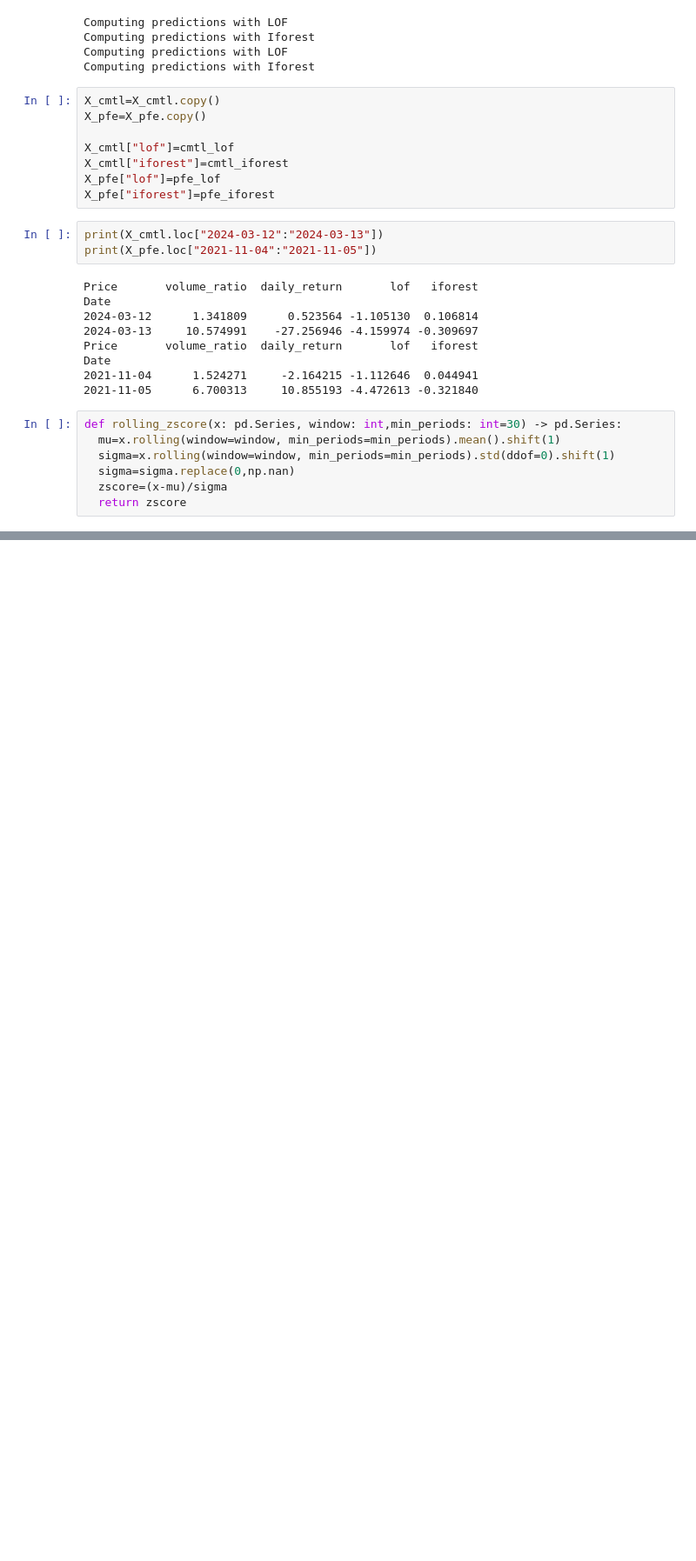
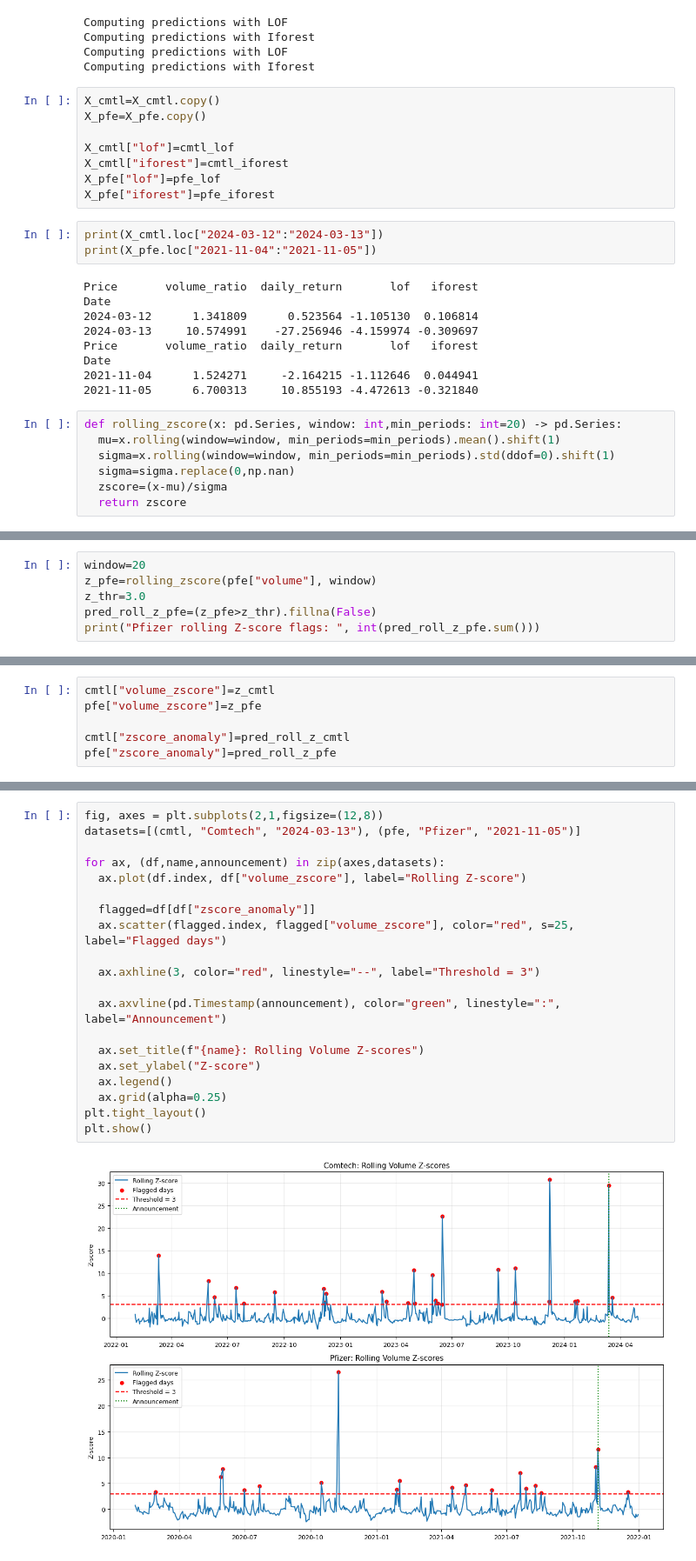
Before and after one commit to apatel4746/stockfrauddetection, a Jupyter notebook: stockfraud.ipynb, the cells around one changed output, grey strips where cells are left out. Shown at 87% size. Saved outputs shown, nothing was run; the diff lists cells and outputs as text; blank space fills up the shorter version.

Commit message:
Rolling z-score implementation and code to analyze of 3 different methods

```diff
--- a/stockfraud.ipynb
+++ b/stockfraud.ipynb
@@ -1619,7 +1619,7 @@ Date
 2021-11-04      1.524271     -2.164215 -1.112646  0.044941
 2021-11-05      6.700313     10.855193 -4.472613 -0.321840
 # %%
-def rolling_zscore(x: pd.Series, window: int,min_periods: int=30) -> pd.Series:
+def rolling_zscore(x: pd.Series, window: int,min_periods: int=20) -> pd.Series:
   mu=x.rolling(window=window, min_periods=min_periods).mean().shift(1)
   sigma=x.rolling(window=window, min_periods=min_periods).std(ddof=0).shift(1)
   sigma=sigma.replace(0,np.nan)
@@ -1635,0 +1636,6 @@ ValueError: min_periods 30 must be <= window 20
+# %%
+window=20
+z_pfe=rolling_zscore(pfe["volume"], window)
+z_thr=3.0
+pred_roll_z_pfe=(z_pfe>z_thr).fillna(False)
+print("Pfizer rolling Z-score flags: ", int(pred_roll_z_pfe.sum()))
@@ -1635,0 +1644,6 @@ ValueError: min_periods 30 must be <= window 20
+# %%
+cmtl["volume_zscore"]=z_cmtl
+pfe["volume_zscore"]=z_pfe
+
+cmtl["zscore_anomaly"]=pred_roll_z_cmtl
+pfe["zscore_anomaly"]=pred_roll_z_pfe
@@ -1635,0 +1664,22 @@ ValueError: min_periods 30 must be <= window 20
+# %%
+fig, axes = plt.subplots(2,1,figsize=(12,8))
+datasets=[(cmtl, "Comtech", "2024-03-13"), (pfe, "Pfizer", "2021-11-05")]
+
+for ax, (df,name,announcement) in zip(axes,datasets):
+  ax.plot(df.index, df["volume_zscore"], label="Rolling Z-score")
+
+  flagged=df[df["zscore_anomaly"]]
+  ax.scatter(flagged.index, flagged["volume_zscore"], color="red", s=25, label="Flagged days")
+
+  ax.axhline(3, color="red", linestyle="--", label="Threshold = 3")
+
+  ax.axvline(pd.Timestamp(announcement), color="green", linestyle=":", label="Announcement")
+
+  ax.set_title(f"{name}: Rolling Volume Z-scores")
+  ax.set_ylabel("Z-score")
+  ax.legend()
+  ax.grid(alpha=0.25)
+plt.tight_layout()
+plt.show()
+# %% [output]
+[figure, added]
```
Also changed, not shown: parts of 21 cells of this notebook.
